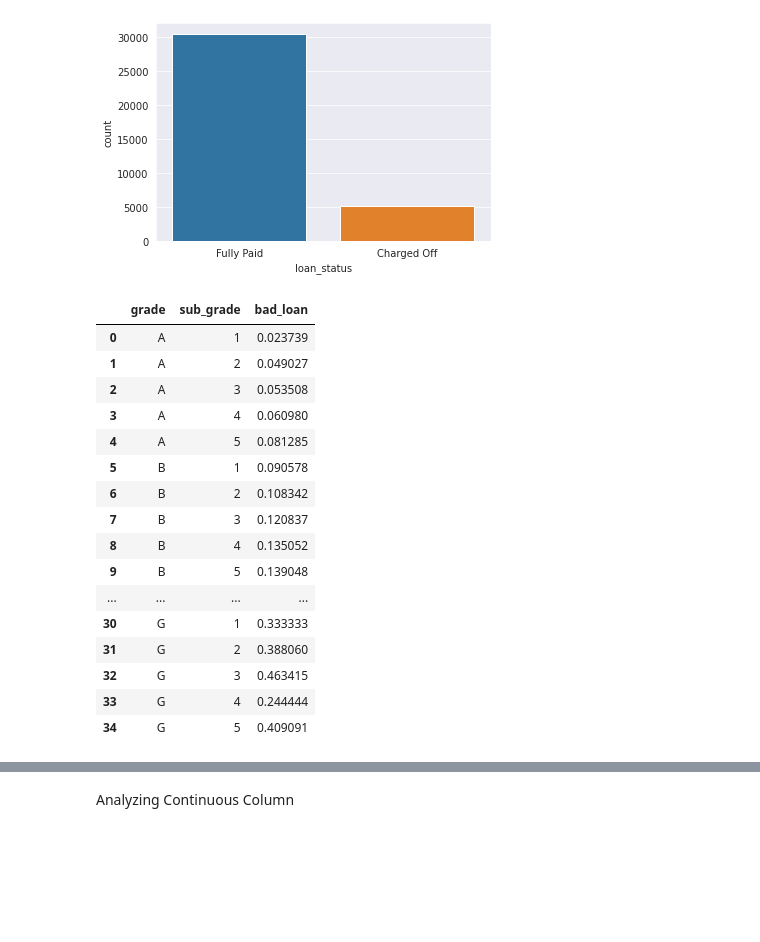
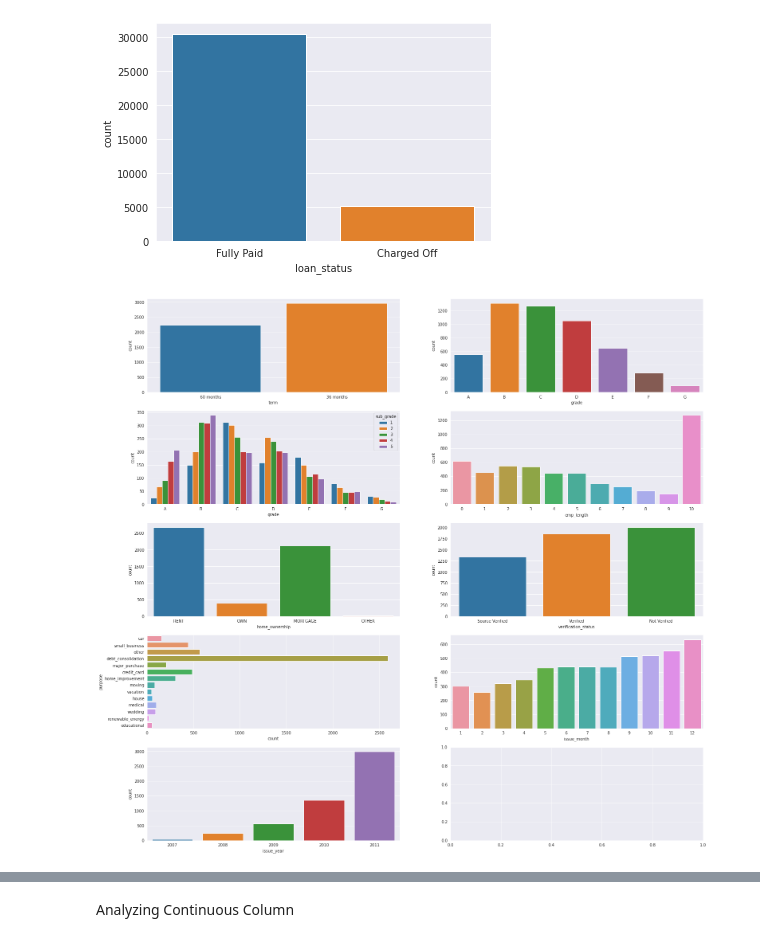
Before and after one commit to sidshrivastav/LendingClubCaseStudy, a Jupyter notebook: siddhant_shrivastav.ipynb, the cells around one changed output, grey strips where cells are left out. Cells and saved outputs as stored; diff of their text form; code cells hidden in the pictures; blank space fills up the shorter version.

```diff
--- a/siddhant_shrivastav.ipynb
+++ b/siddhant_shrivastav.ipynb
@@ -291,26 +291,40 @@ sns.countplot(data=df, x='loan_status')
 # %% [output]
 <AxesSubplot:xlabel='loan_status', ylabel='count'>
 [figure]
-# %%
-df.groupby(["grade", 'sub_grade'], as_index=False)['bad_loan'].mean()
-# %% [output]
-|  | grade | sub_grade | bad_loan |
-| 0 | A | 1 | 0.023739 |
-| 1 | A | 2 | 0.049027 |
-| 2 | A | 3 | 0.053508 |
-| 3 | A | 4 | 0.060980 |
-| 4 | A | 5 | 0.081285 |
-| 5 | B | 1 | 0.090578 |
-| 6 | B | 2 | 0.108342 |
-| 7 | B | 3 | 0.120837 |
-| 8 | B | 4 | 0.135052 |
-| 9 | B | 5 | 0.139048 |
-| ... | ... | ... | ... |
-| 30 | G | 1 | 0.333333 |
-| 31 | G | 2 | 0.388060 |
-| 32 | G | 3 | 0.463415 |
-| 33 | G | 4 | 0.244444 |
-| 34 | G | 5 | 0.409091 |
+# %%
+fig, ax =plt.subplots(5,2, figsize=(25,25))
+
+# Multiple Graph
+# Term
+sns.countplot(data=df[df.bad_loan==1], x="term", ax=ax[0][0])
+
+# Grade
+sns.countplot(data=df[df.bad_loan==1], x="grade", ax=ax[0][1], order = ['A', 'B', 'C', 'D', 'E', 'F', 'G'])
+
+# sub_grade
+sns.countplot(data=df[df.bad_loan==1], x="grade", ax=ax[1][0], order = ['A', 'B', 'C', 'D', 'E', 'F', 'G'], hue="sub_grade")
+
+# emp_length
+sns.countplot(data=df[df.bad_loan==1], x="emp_length", ax=ax[1][1])
+
+# home_ownership
+sns.countplot(data=df[df.bad_loan==1], x="home_ownership", ax=ax[2][0])
+
+# home_ownership
+sns.countplot(data=df[df.bad_loan==1], x="verification_status", ax=ax[2][1])
+
+# purpose
+sns.countplot(data=df[df.bad_loan==1], y="purpose", ax=ax[3][0])
+
+# issue_month
+sns.countplot(data=df[df.bad_loan==1], x="issue_month", ax=ax[3][1])
+
+# issue_year
+sns.countplot(data=df[df.bad_loan==1], x="issue_year", ax=ax[4][0])
+
+plt.show()
+# %% [output]
+[figure, added]
 # %%
 fig, ax =plt.subplots(5,2, figsize=(25,25))
 
```
Also changed, not shown: parts of 39 cells of this notebook, 3 other files.
